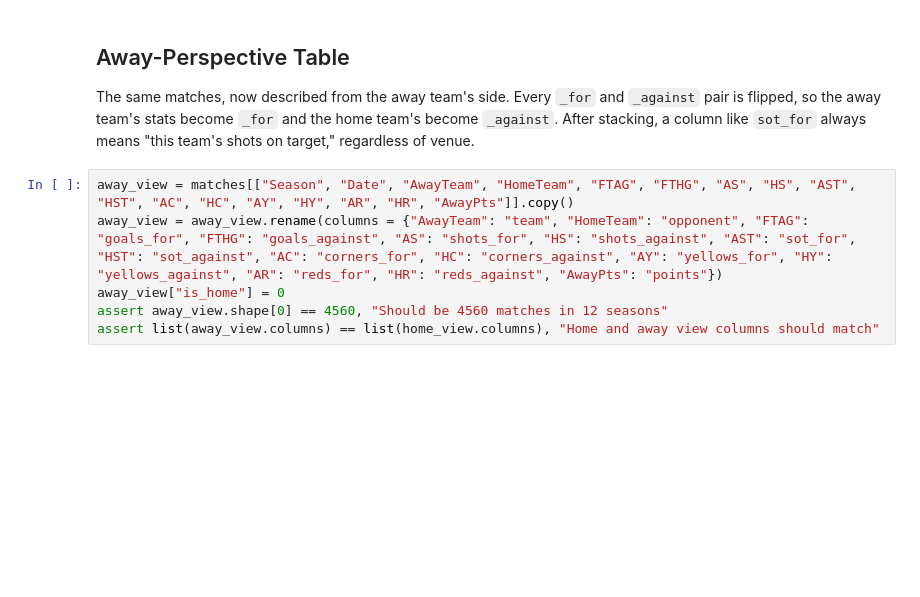
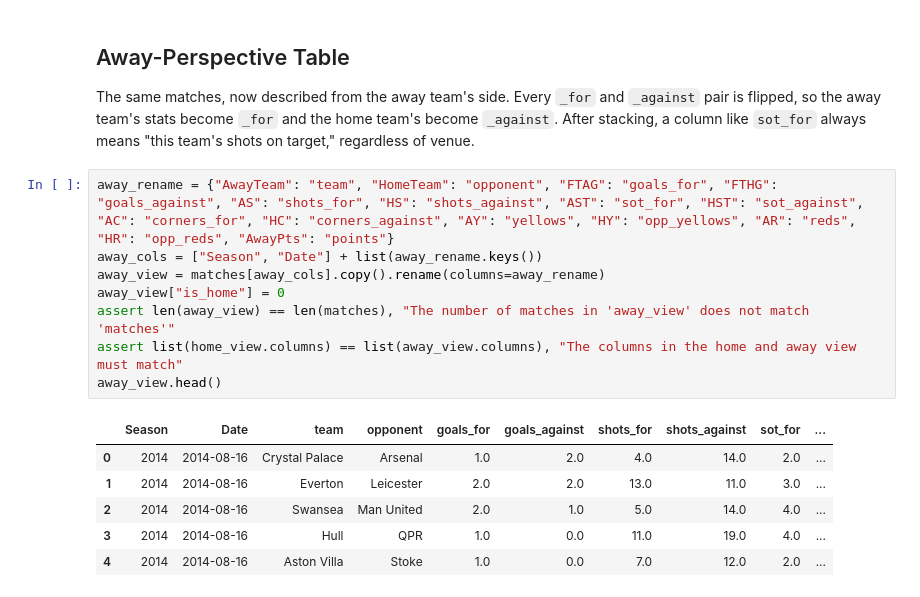
Before and after one commit to brodieflaherty/Premier-League-Soccer-Match-Predictor, a Jupyter notebook: notebooks/02_feature_engineering.ipynb, the cells around one changed output. Drawn from its saved outputs; the diff is of its cells as text; blank space fills up the shorter version.

```diff
--- a/notebooks/02_feature_engineering.ipynb
+++ b/notebooks/02_feature_engineering.ipynb
@@ -46,8 +55,17 @@ assert home_view.shape[0] == 4560, "Should be 4560 matches in 12 seasons"
 
 The same matches, now described from the away team's side. Every `_for` and `_against` pair is flipped, so the away team's stats become `_for` and the home team's become `_against`. After stacking, a column like `sot_for` always means "this team's shots on target," regardless of venue.
 # %%
-away_view = matches[["Season", "Date", "AwayTeam", "HomeTeam", "FTAG", "FTHG", "AS", "HS", "AST", "HST", "AC", "HC", "AY", "HY", "AR", "HR", "AwayPts"]].copy()
-away_view = away_view.rename(columns = {"AwayTeam": "team", "HomeTeam": "opponent", "FTAG": "goals_for", "FTHG": "goals_against", "AS": "shots_for", "HS": "shots_against", "AST": "sot_for", "HST": "sot_against", "AC": "corners_for", "HC": "corners_against", "AY": "yellows_for", "HY": "yellows_against", "AR": "reds_for", "HR": "reds_against", "AwayPts": "points"})
+away_rename = {"AwayTeam": "team", "HomeTeam": "opponent", "FTAG": "goals_for", "FTHG": "goals_against", "AS": "shots_for", "HS": "shots_against", "AST": "sot_for", "HST": "sot_against", "AC": "corners_for", "HC": "corners_against", "AY": "yellows", "HY": "opp_yellows", "AR": "reds", "HR": "opp_reds", "AwayPts": "points"}
+away_cols = ["Season", "Date"] + list(away_rename.keys())
+away_view = matches[away_cols].copy().rename(columns=away_rename)
 away_view["is_home"] = 0
-assert away_view.shape[0] == 4560, "Should be 4560 matches in 12 seasons"
-assert list(away_view.columns) == list(home_view.columns), "Home and away view columns should match"
+assert len(away_view) == len(matches), "The number of matches in 'away_view' does not match 'matches'"
+assert list(home_view.columns) == list(away_view.columns), "The columns in the home and away view must match"
+away_view.head()
+# %% [output]
+|  | Season | Date | team | opponent | goals_for | goals_against | shots_for | shots_against | sot_for | ... |
+| 0 | 2014 | 2014-08-16 | Crystal Palace | Arsenal | 1.0 | 2.0 | 4.0 | 14.0 | 2.0 | ... |
+| 1 | 2014 | 2014-08-16 | Everton | Leicester | 2.0 | 2.0 | 13.0 | 11.0 | 3.0 | ... |
+| 2 | 2014 | 2014-08-16 | Swansea | Man United | 2.0 | 1.0 | 5.0 | 14.0 | 4.0 | ... |
+| 3 | 2014 | 2014-08-16 | Hull | QPR | 1.0 | 0.0 | 11.0 | 19.0 | 4.0 | ... |
+| 4 | 2014 | 2014-08-16 | Aston Villa | Stoke | 1.0 | 0.0 | 7.0 | 12.0 | 2.0 | ... |
```
Also changed, not shown: parts of 11 cells of this notebook.
